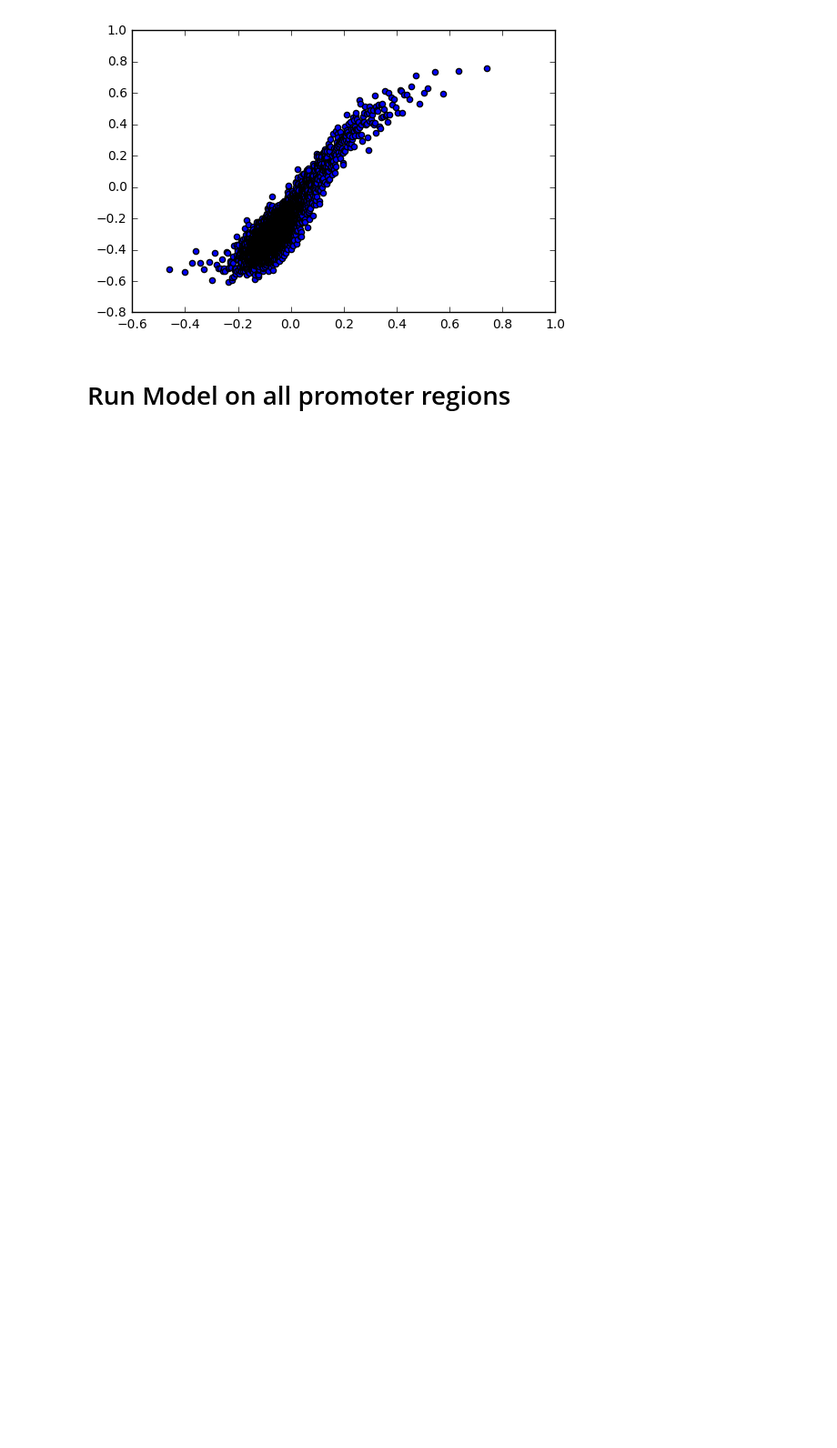
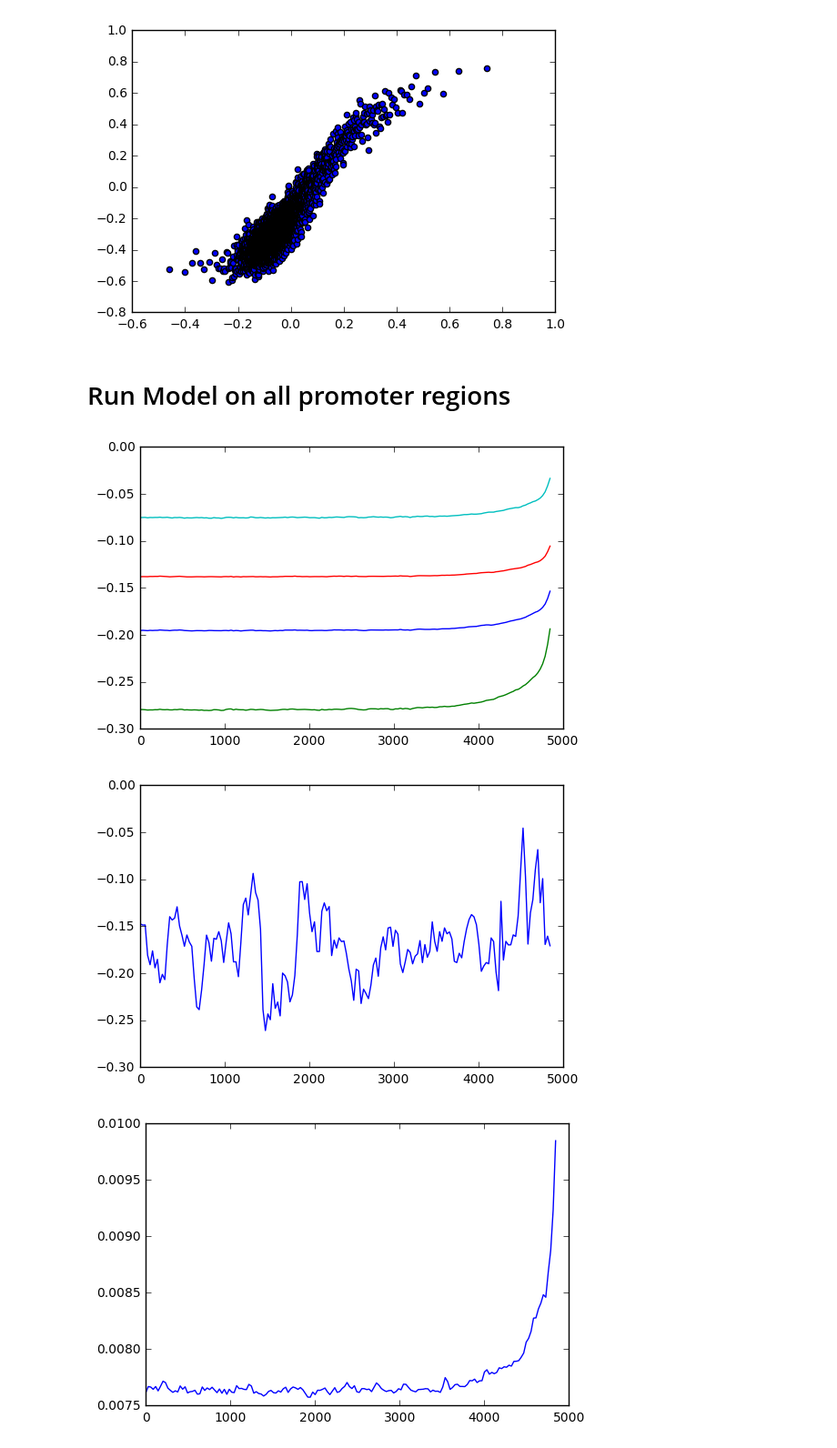
Before and after one commit to irvhsu/cs273b-project, a Jupyter notebook: notebooks/Promoter_metaplot.ipynb, the cells around one changed output. Shown at 91% size. Drawn from its saved outputs; the diff is of its cells as text; code cells hidden in the pictures; blank space fills up the shorter version.

```diff
--- a/notebooks/Promoter_metaplot.ipynb
+++ b/notebooks/Promoter_metaplot.ipynb
@@ -94,0 +91,37 @@ for i in range(4):
+# %%
+import gzip
+with gzip.open('../data/promoters/upstream5000.fa.gz') as f:
+    seqs = {}
+    cur_seq = ''
+    region = ''
+    for line in f:
+        if line[0] == '>':
+            if cur_seq:
+                seqs[region] = data._one_hot_encode_seq(cur_seq)
+            cur_seq = ''
+            region = line[1:].split()[1]
+        else:
+            cur_seq += line.strip().upper()
+# %%
+vals = []
+stride = 29
+for shift in range(0, 5000-145, stride):
+    X = []
+    for region, seq in seqs.items():
+        X += [seq[:, shift:shift+145]]
+    X = np.array(X).reshape(26110, 1, 4, 145)
+    vals += [model.predict(X)]
+# %%
+avgs = [sum(x) / float(len(x)) for x in vals]
+plt.plot(range(0, 5000-145, stride), avgs)
+plt.show()
+meds = [np.median(x[0]) for x in vals]
+plt.plot(range(0, 5000-145, stride), meds)
+plt.show()
+var = [np.var(x) for x in vals]
+plt.plot(range(0, 5000-145, stride),var)
+plt.show()
+# %% [output]
+[figure, added]
+[figure, added]
+[figure, added]
```
Also changed, not shown: parts of 4 cells of this notebook, 4 other files.
